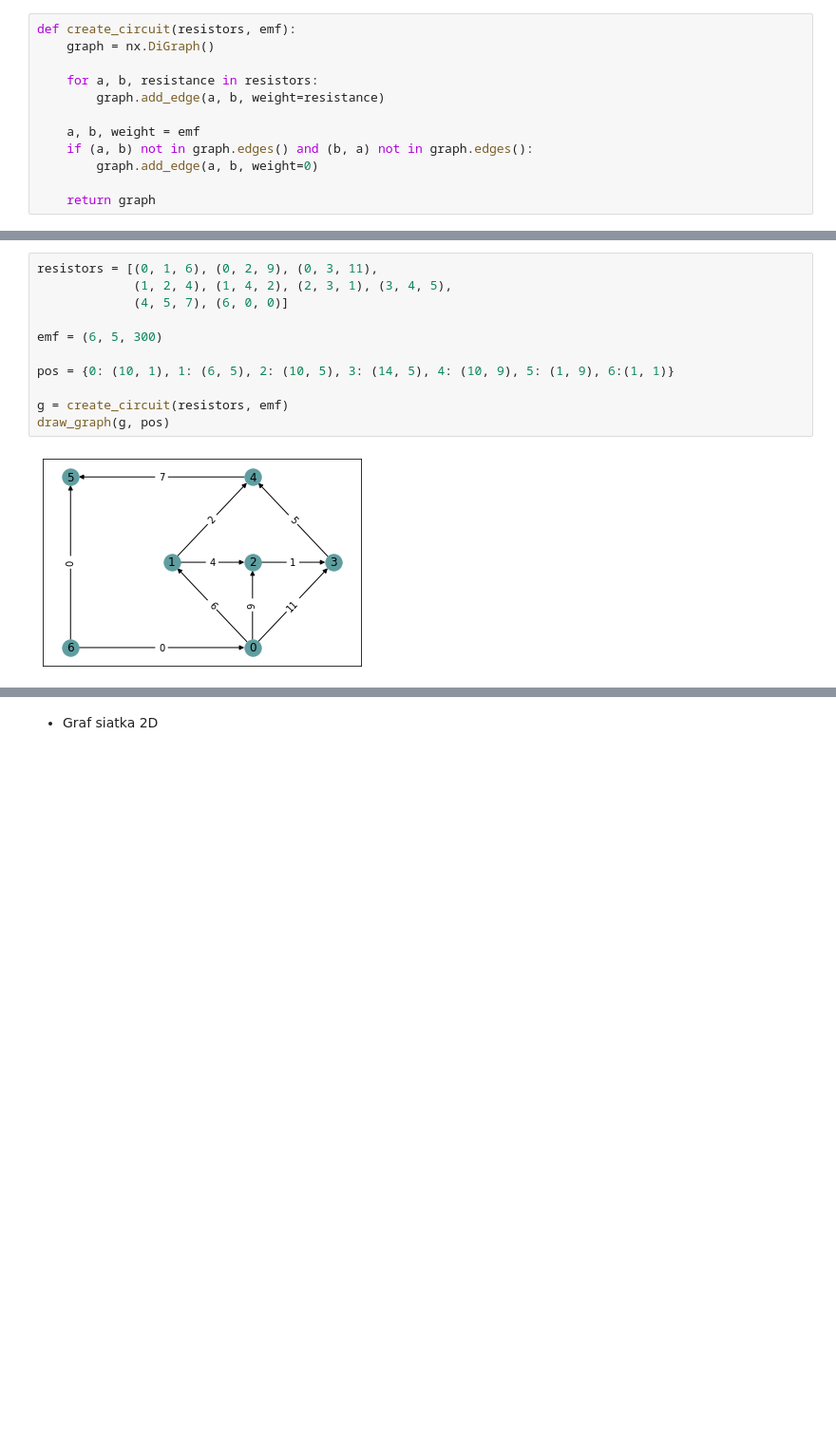
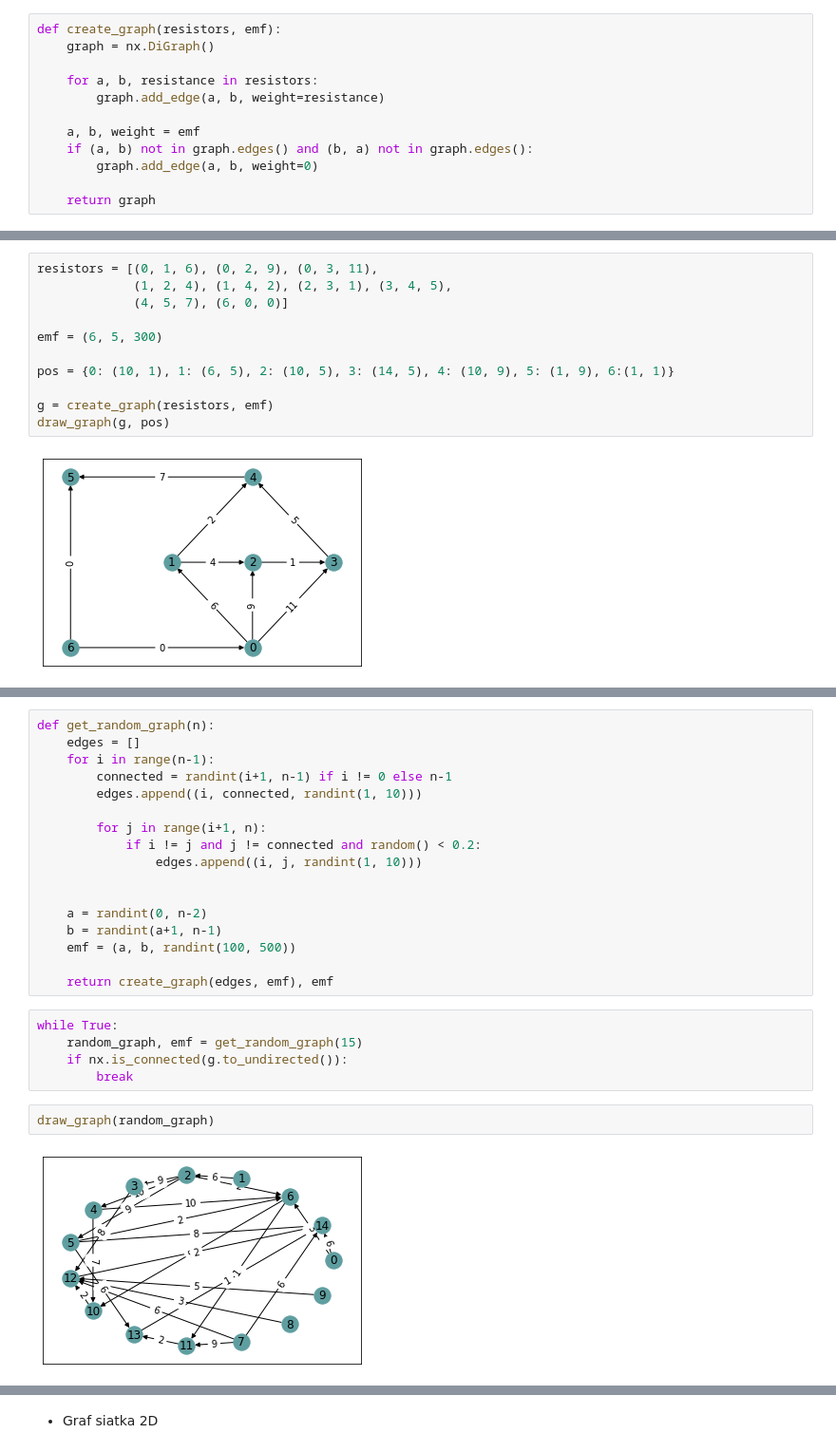
Before and after one commit to mhawryluk/mownit, a Jupyter notebook: lab7/lab7.ipynb, the cells around one changed output, grey strips where cells are left out. Shown: that part at 95% size. Saved outputs shown, nothing was run; the diff lists cells and outputs as text; blank space fills up the shorter version.

```diff
--- a/lab7/lab7.ipynb
+++ b/lab7/lab7.ipynb
@@ -241,7 +245,7 @@ a) Stwórz funkcję tworzącą graf opisujący obwód elektryczny. Argumentami t
 * Lista krawędzi grafu ważonego gdzie wagi krawędzi określają opór fragmentu obwodu między dwoma węzłami. Wierzchołki grafu identyfikowane są przez liczby naturalne.
 * Trójka liczb (s, t, E), przy czym para (s, t) wskazuje między którymi węzłami sieci przyłożono siłę elektromotoryczną E. Opór wewnętrzny SEM można zaniedbać. </i>
 # %%
-def create_circuit(resistors, emf):
+def create_graph(resistors, emf):
     graph = nx.DiGraph()
 
     for a, b, resistance in resistors:
@@ -329,7 +333,7 @@ emf = (6, 5, 300)
 
 pos = {0: (10, 1), 1: (6, 5), 2: (10, 5), 3: (14, 5), 4: (10, 9), 5: (1, 9), 6:(1, 1)}
 
-g = create_circuit(resistors, emf)
+g = create_graph(resistors, emf)
 draw_graph(g, pos)
 # %% [output]
 [figure]
@@ -349,0 +400,26 @@ Singular matrix
+# %%
+def get_random_graph(n):
+    edges = []
+    for i in range(n-1):
+        connected = randint(i+1, n-1) if i != 0 else n-1
+        edges.append((i, connected, randint(1, 10)))
+
+        for j in range(i+1, n):
+            if i != j and j != connected and random() < 0.2:
+                edges.append((i, j, randint(1, 10)))
+
+
+    a = randint(0, n-2)
+    b = randint(a+1, n-1)
+    emf = (a, b, randint(100, 500))
+
+    return create_graph(edges, emf), emf
+# %%
+while True:
+    random_graph, emf = get_random_graph(15)
+    if nx.is_connected(g.to_undirected()):
+        break
+# %%
+draw_graph(random_graph)
+# %% [output]
+[figure, added]
```
Also changed, not shown: parts of 45 cells of this notebook.
